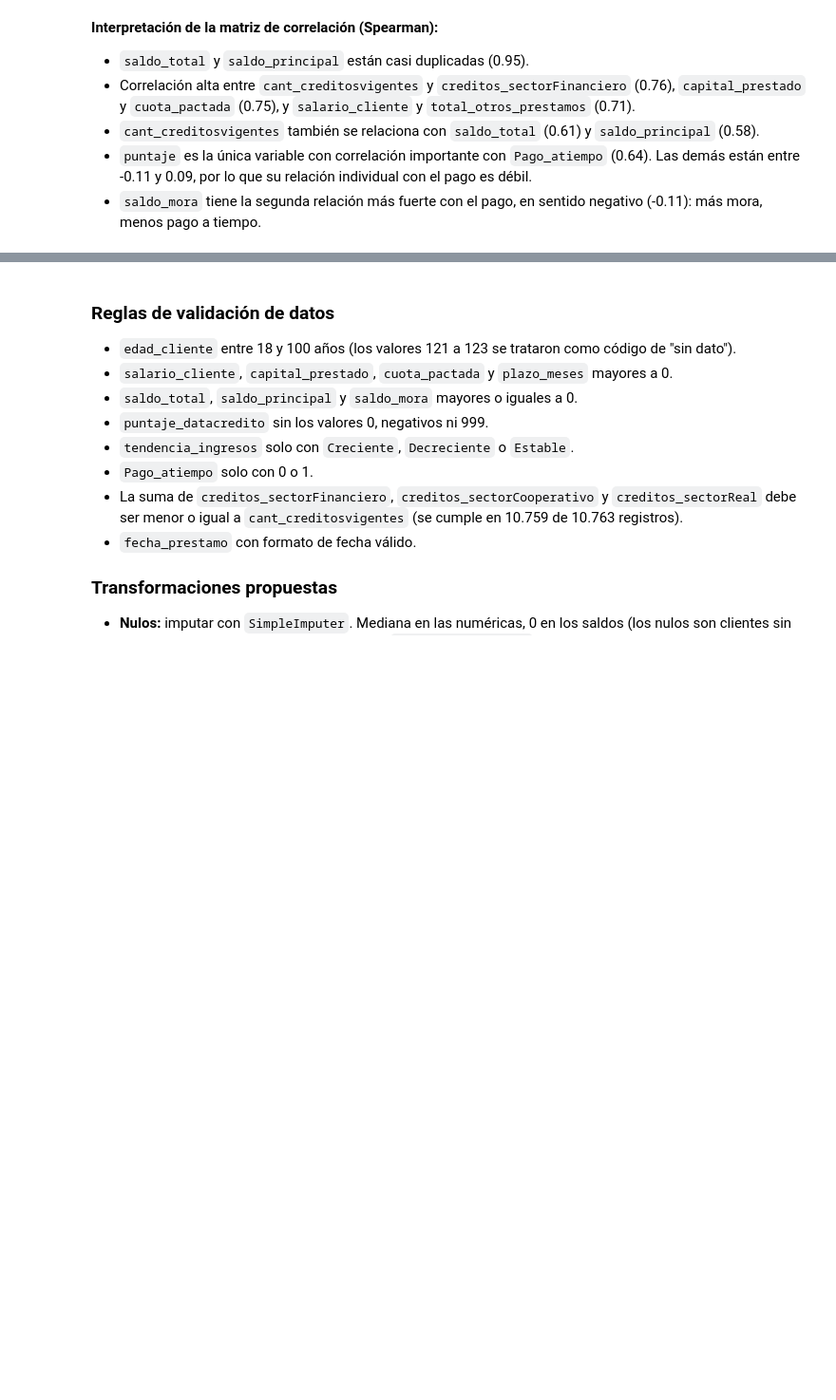
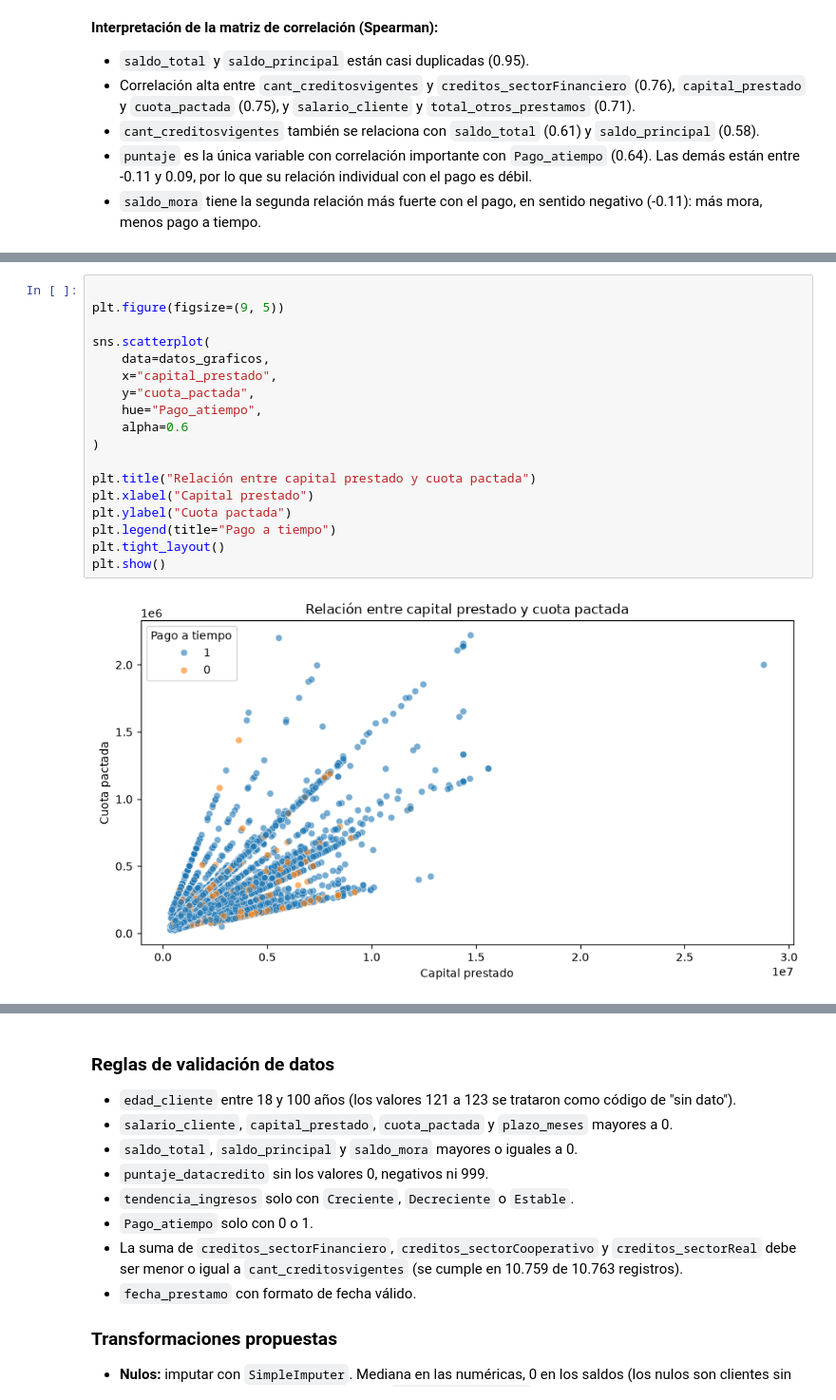
Before and after one commit to CarolinaLondono/mlops_repo_clondo-o, a Jupyter notebook: mlops_pipeline/comprension_eda.ipynb, the cells around one changed output, grey strips where cells are left out. Shown at 95% size. Cells and saved outputs as stored; diff of their text form; blank space fills up the shorter version.

```diff
--- a/mlops_pipeline/comprension_eda.ipynb
+++ b/mlops_pipeline/comprension_eda.ipynb
@@ -890,0 +929,20 @@ plt.show()
+# %%
+
+plt.figure(figsize=(9, 5))
+
+sns.scatterplot(
+    data=datos_graficos,
+    x="capital_prestado",
+    y="cuota_pactada",
+    hue="Pago_atiempo",
+    alpha=0.6
+)
+
+plt.title("Relación entre capital prestado y cuota pactada")
+plt.xlabel("Capital prestado")
+plt.ylabel("Cuota pactada")
+plt.legend(title="Pago a tiempo")
+plt.tight_layout()
+plt.show()
+# %% [output]
+[figure, added]
```
Also changed, not shown: parts of 5 cells of this notebook, 9 other files.
